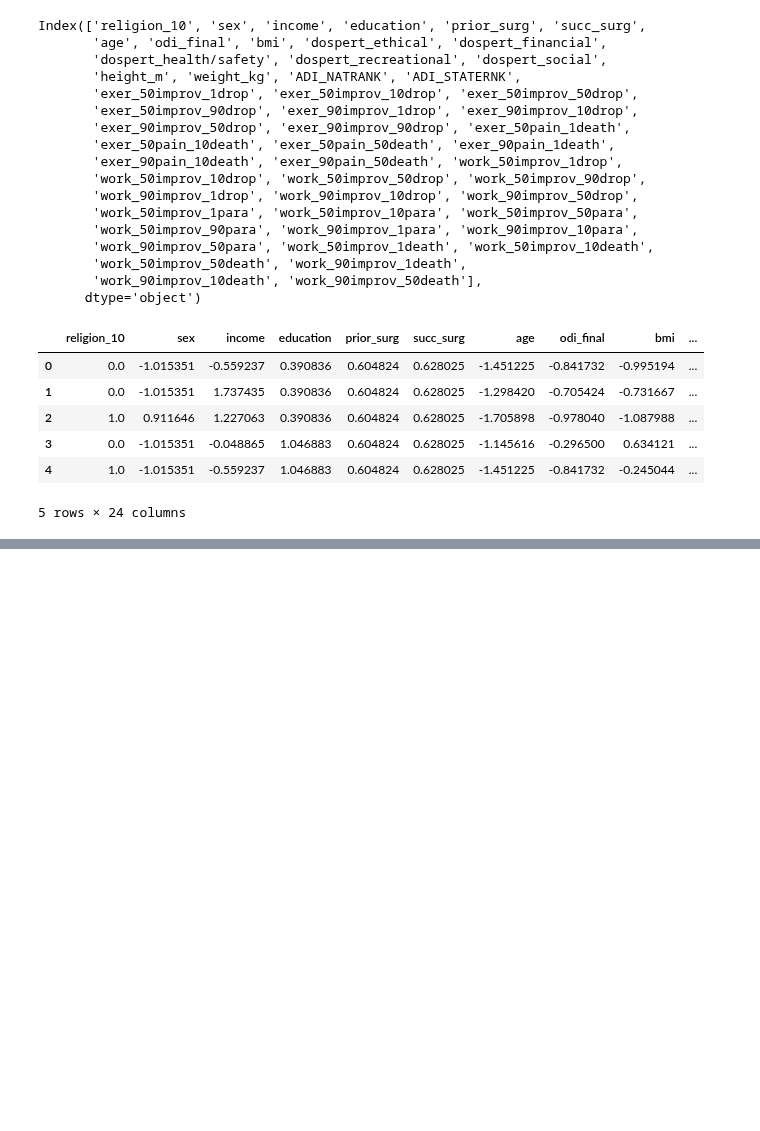
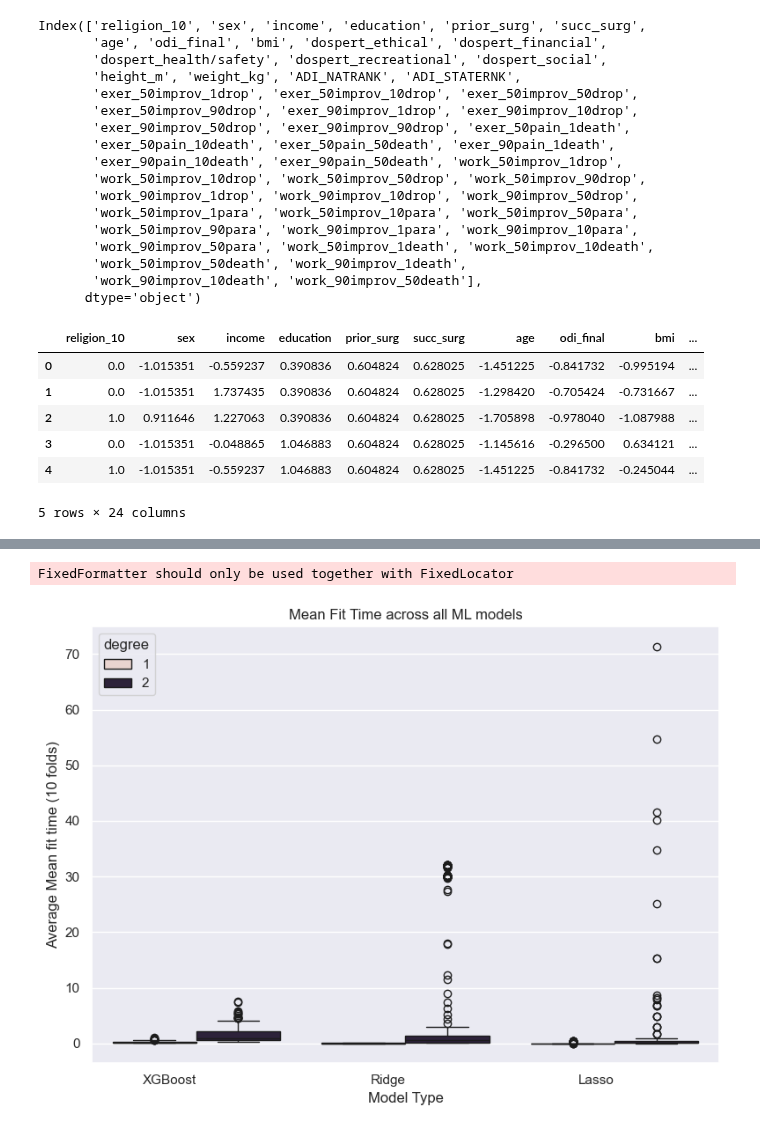
Before and after one commit to evanyfyip/vm-spinal-risk, a Jupyter notebook: vm-spinal-risk/notebooks/aim3_predictive_modeling/step2_ml_pipeline_choice_model.ipynb, the cells around one changed output, grey strips where cells are left out. Saved outputs shown, nothing was run; the diff lists cells and outputs as text; code cells hidden in the pictures; blank space fills up the shorter version.

```diff
--- a/vm-spinal-risk/notebooks/aim3_predictive_modeling/step2_ml_pipeline_choice_model.ipynb
+++ b/vm-spinal-risk/notebooks/aim3_predictive_modeling/step2_ml_pipeline_choice_model.ipynb
@@ -247,0 +254,32 @@ XGBoost - Test Mean Squared Error: 0.5412554622748831
+# %%
+# Analyzing the results of the random search
+degrees = [1, 2]
+start = 1
+for degree in degrees:
+    for model_name in models.keys():
+        cv_results = pd.read_csv(
+            f'../../data/model_training/polydegree{degree}/choice_model_cv_results_{model_name}.csv')
+        num_rows = cv_results.shape[0]
+        cv_results['degree'] = [degree for _ in range(num_rows)]
+        cv_results['model_name'] = [model_name for _ in range(num_rows)]
+        if start == 1:
+            final_cv_results = cv_results
+            start = 0
+        else:
+            final_cv_results = pd.concat([final_cv_results, cv_results], axis=0)
+
+final_cv_results['mean_test_score'] = final_cv_results['mean_test_score'] * -1
+final_cv_results = final_cv_results.drop_duplicates(subset=['params', 'model_name', 'degree'])
+# %%
+labels = list(final_cv_results['model_name'].unique())
+
+fig, ax = plt.subplots(figsize=(8, 6))
+sns.boxplot(final_cv_results, x='model_name', y='mean_fit_time', hue='degree', ax=ax)
+ax.set_xticklabels(labels, rotation=0, ha='right', rotation_mode='anchor')
+ax.set_ylabel('Average Mean fit time (10 folds)')
+ax.set_xlabel('Model Type')
+ax.set_title('Mean Fit Time across all ML models')
+plt.tight_layout()
+# %% [output]
+FixedFormatter should only be used together with FixedLocator
+[figure, added]
```
Also changed, not shown: parts of 20 cells of this notebook, 12 other files.
